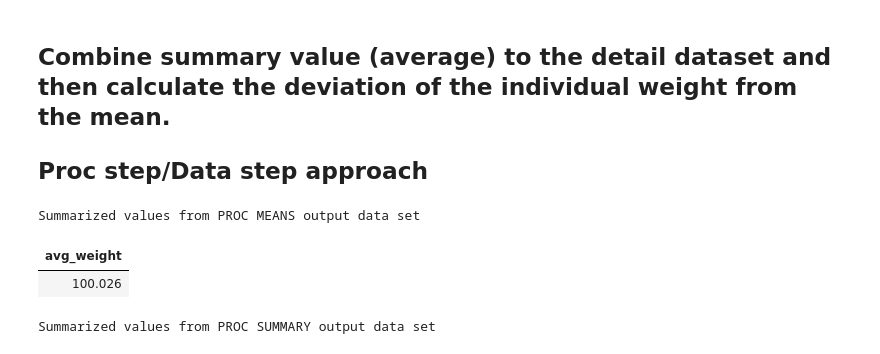
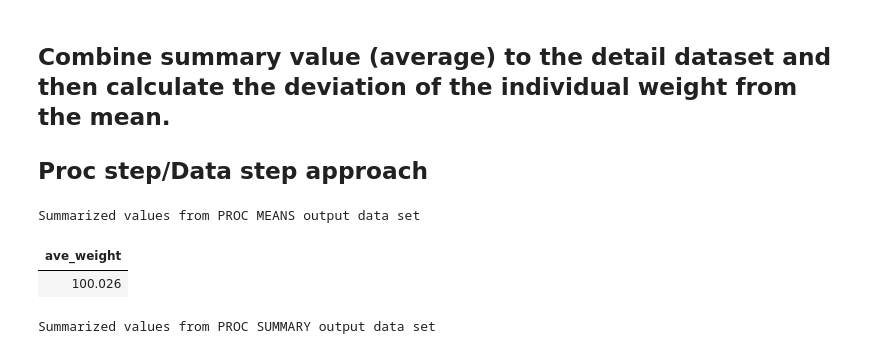
Before and after one commit to ProcJimi/curriculum, a Jupyter notebook: Week6/Week6_Part2.ipynb, the cells around one changed output. Drawn from its saved outputs; the diff is of its cells as text; code cells hidden in the pictures.

```diff
--- a/Week6/Week6_Part2.ipynb
+++ b/Week6/Week6_Part2.ipynb
@@ -741,19 +745,16 @@ run;
 
 ## Proc step/Data step approach
 # %%
-******************************************************/
-*Ex11_summary_detail.sas (Part 1);
-*** Summary value using PROC MEANS;
-options nocenter nodate nonumber;
 proc means data=sashelp.class noprint;
-         output out=summary_data_m(keep=avg_weight)
-         mean(weight)=avg_weight;
+var weight;
+output out=summary_data_m (drop=_TYPE_ _FREQ_) mean=ave_weight;
 run;
+
 title1 'Summarized values from PROC MEANS output data set';
 proc print data=summary_data_m noobs; run;
 # %% [output]
 Summarized values from PROC MEANS output data set
-| avg_weight |
+| ave_weight |
 | 100.026 |
 # %%
 *Ex11_summary_detail.sas (Part 2);
```
Also changed, not shown: parts of 3 cells of this notebook, 1 other file.
